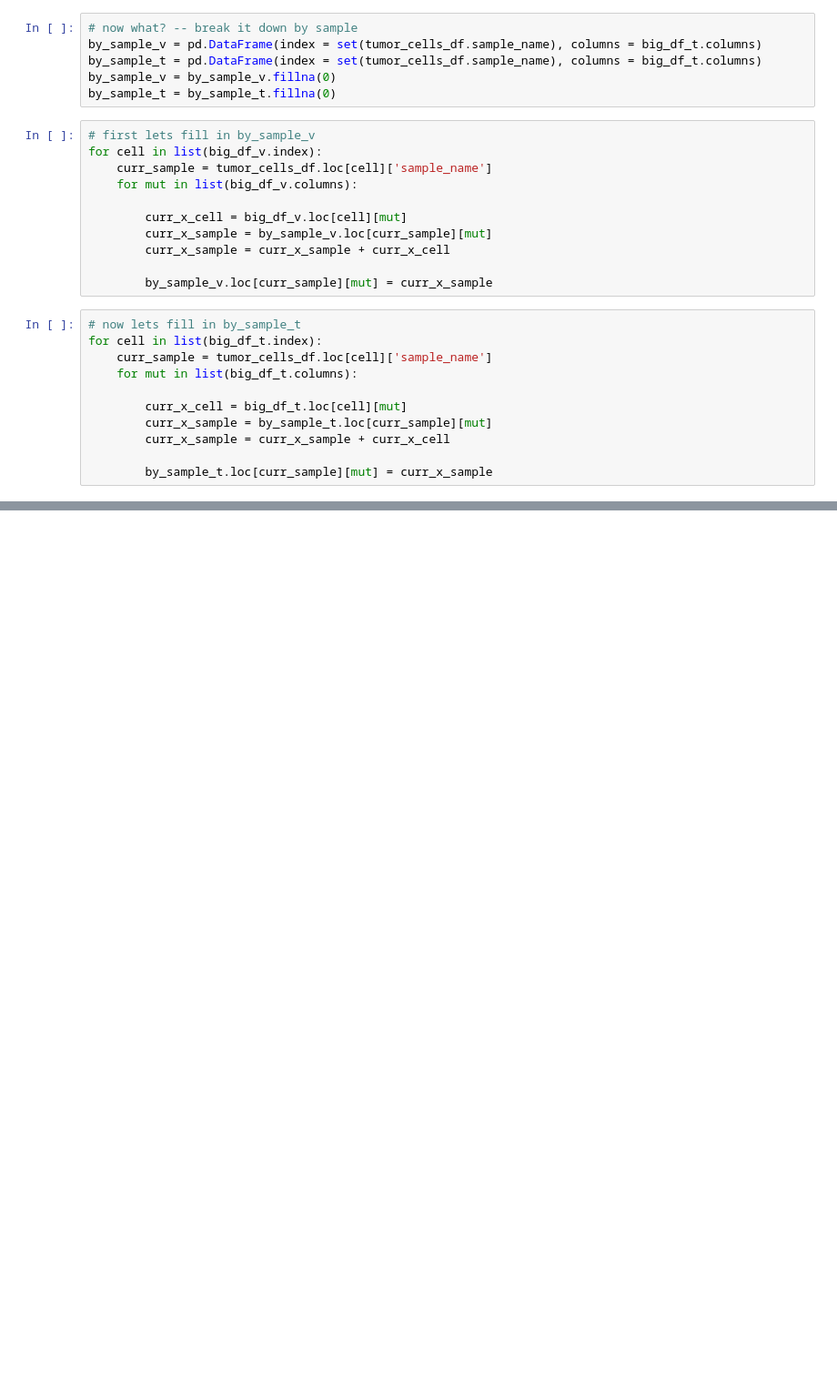
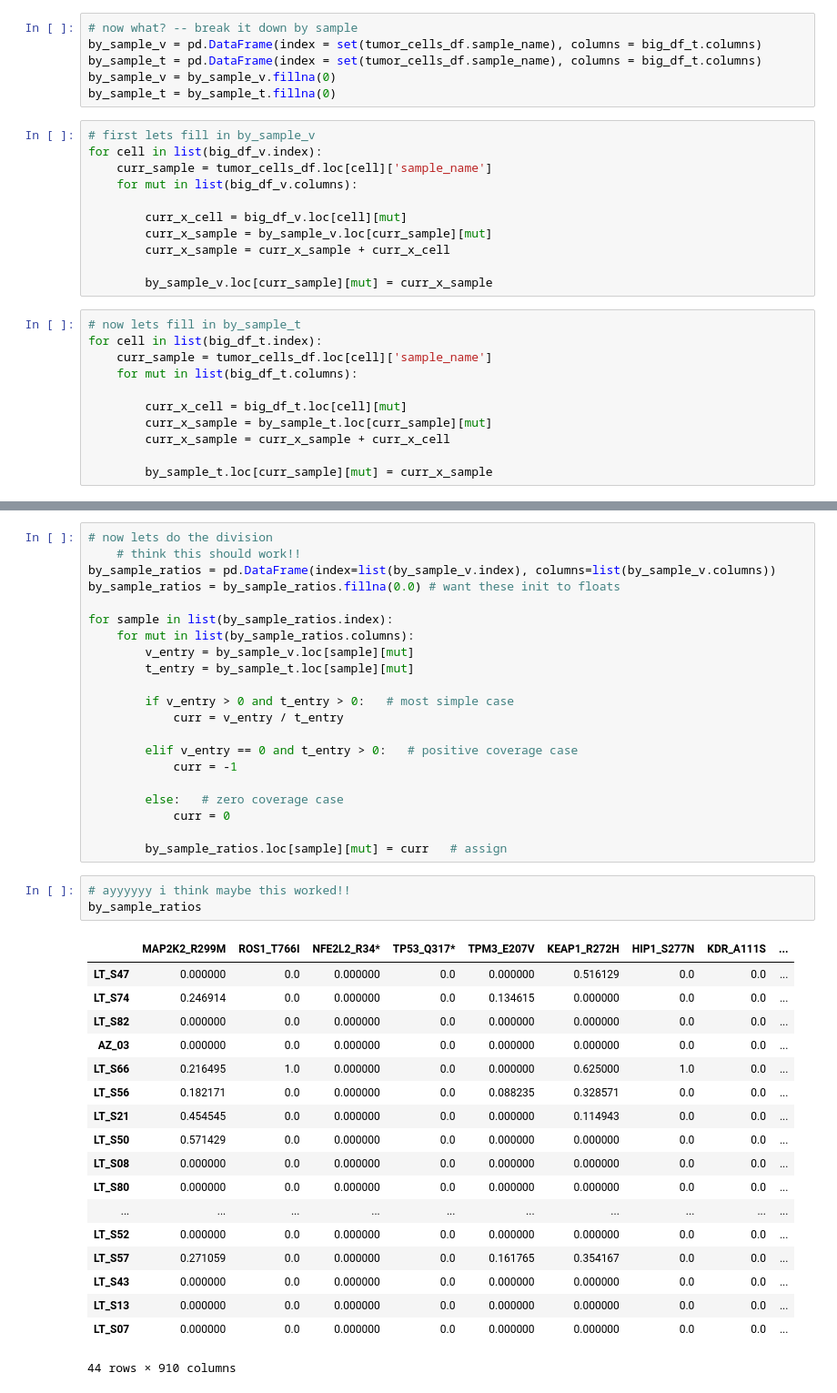
Before and after one commit to lincoln-harris/process_new_cells, a Jupyter notebook: gvcf/make_validation_tbl_with_gvcf_data.ipynb, the cells around one changed output, grey strips where cells are left out. Shown at 91% size. Cells and saved outputs as stored; diff of their text form; blank space fills up the shorter version.

Commit message:
think maybe this worked!!

```diff
--- a/gvcf/make_validation_tbl_with_gvcf_data.ipynb
+++ b/gvcf/make_validation_tbl_with_gvcf_data.ipynb
@@ -144,0 +164,43 @@ by_sample_v
+# %%
+# now lets do the division
+    # think this should work!!
+by_sample_ratios = pd.DataFrame(index=list(by_sample_v.index), columns=list(by_sample_v.columns))
+by_sample_ratios = by_sample_ratios.fillna(0.0) # want these init to floats
+
+for sample in list(by_sample_ratios.index):
+    for mut in list(by_sample_ratios.columns):
+        v_entry = by_sample_v.loc[sample][mut]
+        t_entry = by_sample_t.loc[sample][mut]
+
+        if v_entry > 0 and t_entry > 0:   # most simple case
+            curr = v_entry / t_entry
+
+        elif v_entry == 0 and t_entry > 0:   # positive coverage case
+            curr = -1
+
+        else:   # zero coverage case
+            curr = 0
+
+        by_sample_ratios.loc[sample][mut] = curr   # assign
+# %%
+# ayyyyyy i think maybe this worked!!
+by_sample_ratios
+# %% [output]
+|  | MAP2K2_R299M | ROS1_T766I | NFE2L2_R34* | TP53_Q317* | TPM3_E207V | KEAP1_R272H | HIP1_S277N | KDR_A111S | ... |
+| LT_S47 | 0.000000 | 0.0 | 0.000000 | 0.0 | 0.000000 | 0.516129 | 0.0 | 0.0 | ... |
+| LT_S74 | 0.246914 | 0.0 | 0.000000 | 0.0 | 0.134615 | 0.000000 | 0.0 | 0.0 | ... |
+| LT_S82 | 0.000000 | 0.0 | 0.000000 | 0.0 | 0.000000 | 0.000000 | 0.0 | 0.0 | ... |
+| AZ_03 | 0.000000 | 0.0 | 0.000000 | 0.0 | 0.000000 | 0.000000 | 0.0 | 0.0 | ... |
+| LT_S66 | 0.216495 | 1.0 | 0.000000 | 0.0 | 0.000000 | 0.625000 | 1.0 | 0.0 | ... |
+| LT_S56 | 0.182171 | 0.0 | 0.000000 | 0.0 | 0.088235 | 0.328571 | 0.0 | 0.0 | ... |
+| LT_S21 | 0.454545 | 0.0 | 0.000000 | 0.0 | 0.000000 | 0.114943 | 0.0 | 0.0 | ... |
+| LT_S50 | 0.571429 | 0.0 | 0.000000 | 0.0 | 0.000000 | 0.000000 | 0.0 | 0.0 | ... |
+| LT_S08 | 0.000000 | 0.0 | 0.000000 | 0.0 | 0.000000 | 0.000000 | 0.0 | 0.0 | ... |
+| LT_S80 | 0.000000 | 0.0 | 0.000000 | 0.0 | 0.000000 | 0.000000 | 0.0 | 0.0 | ... |
+| ... | ... | ... | ... | ... | ... | ... | ... | ... | ... |
+| LT_S52 | 0.000000 | 0.0 | 0.000000 | 0.0 | 0.000000 | 0.000000 | 0.0 | 0.0 | ... |
+| LT_S57 | 0.271059 | 0.0 | 0.000000 | 0.0 | 0.161765 | 0.354167 | 0.0 | 0.0 | ... |
+| LT_S43 | 0.000000 | 0.0 | 0.000000 | 0.0 | 0.000000 | 0.000000 | 0.0 | 0.0 | ... |
+| LT_S13 | 0.000000 | 0.0 | 0.000000 | 0.0 | 0.000000 | 0.000000 | 0.0 | 0.0 | ... |
+| LT_S07 | 0.000000 | 0.0 | 0.000000 | 0.0 | 0.000000 | 0.000000 | 0.0 | 0.0 | ... |
+44 rows × 910 columns
```
Also changed, not shown: parts of 3 cells of this notebook.
